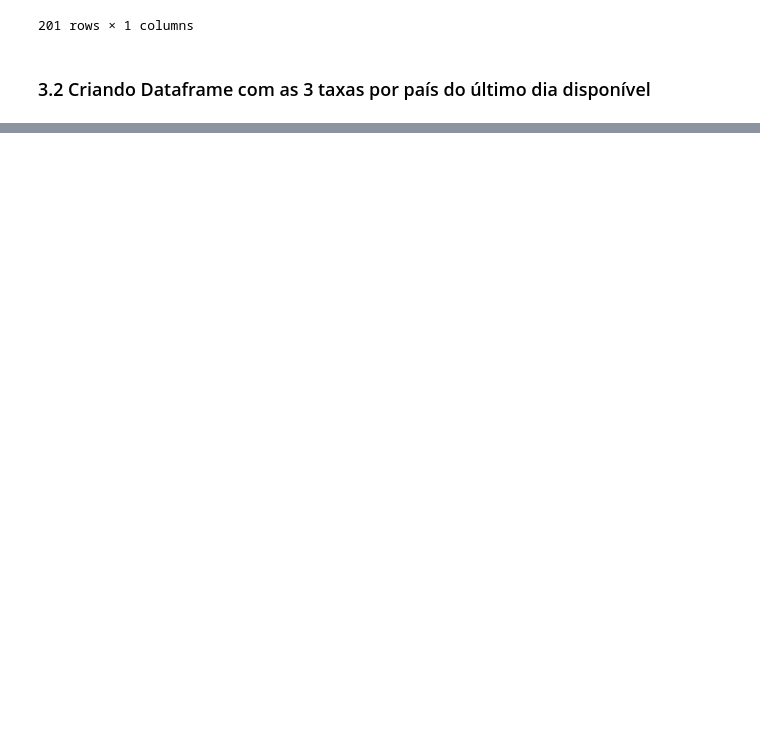
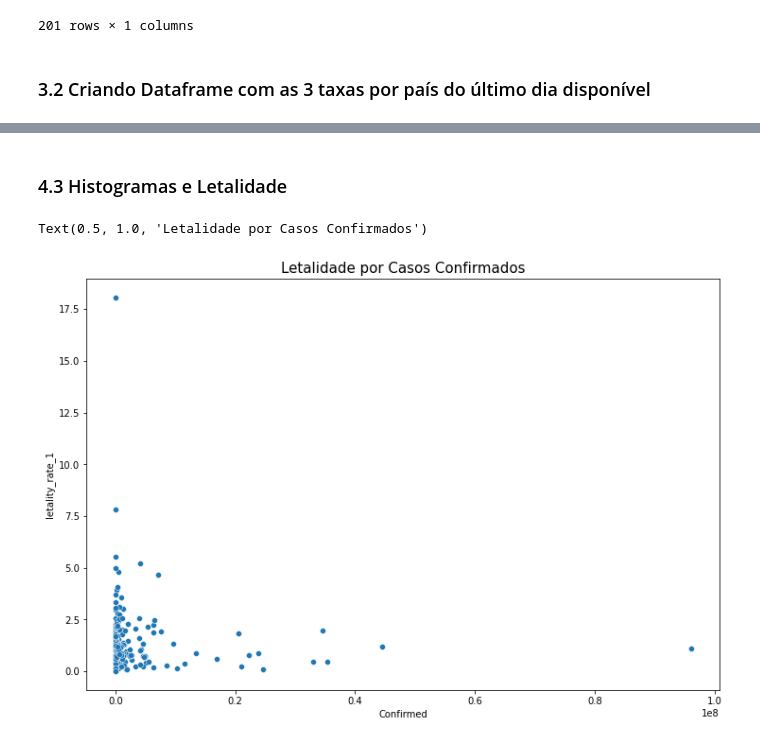
Before and after one commit to ciqueti/Analise_Saude_Medicina, a Jupyter notebook: relatorio.ipynb, the cells around one changed output, grey strips where cells are left out. Drawn from its saved outputs; the diff is of its cells as text; code cells hidden in the pictures; blank space fills up the shorter version.

```diff
--- a/relatorio.ipynb
+++ b/relatorio.ipynb
@@ -359,0 +370,9 @@ Taxa de Letalidade = 1.065224388698267 %
+# %%
+# Duas taxas de letalidade distintas e 'válidas'
+letality_rate_1 = (combined['Deaths'] / combined['Confirmed']) *100
+letality_rate_2 = (combined['Deaths'] / (combined['Deaths'] + combined['Recovered'])) * 100
+
+combined['letality_rate_1'] = letality_rate_1
+combined['letality_rate_2'] = letality_rate_2
+
+combined.head()
@@ -359,0 +402,14 @@ Taxa de Letalidade = 1.065224388698267 %
+# %%
+combined.drop(labels='Korea, North', axis='index', inplace=True)
+#Caso Estranho
+# %% [markdown]
+### 4.3 Histogramas e Letalidade
+# %%
+import seaborn as sns
+
+ax = sns.scatterplot(data=combined.query('Confirmed > 30'), x='Confirmed', y='letality_rate_1')
+ax.figure.set_size_inches(12,8)
+ax.set_title('Letalidade por Casos Confirmados', fontsize=15)
+# %% [output]
+Text(0.5, 1.0, 'Letalidade por Casos Confirmados')
+[figure, added]
```
Also changed, not shown: parts of 43 cells of this notebook, 1 other file.
